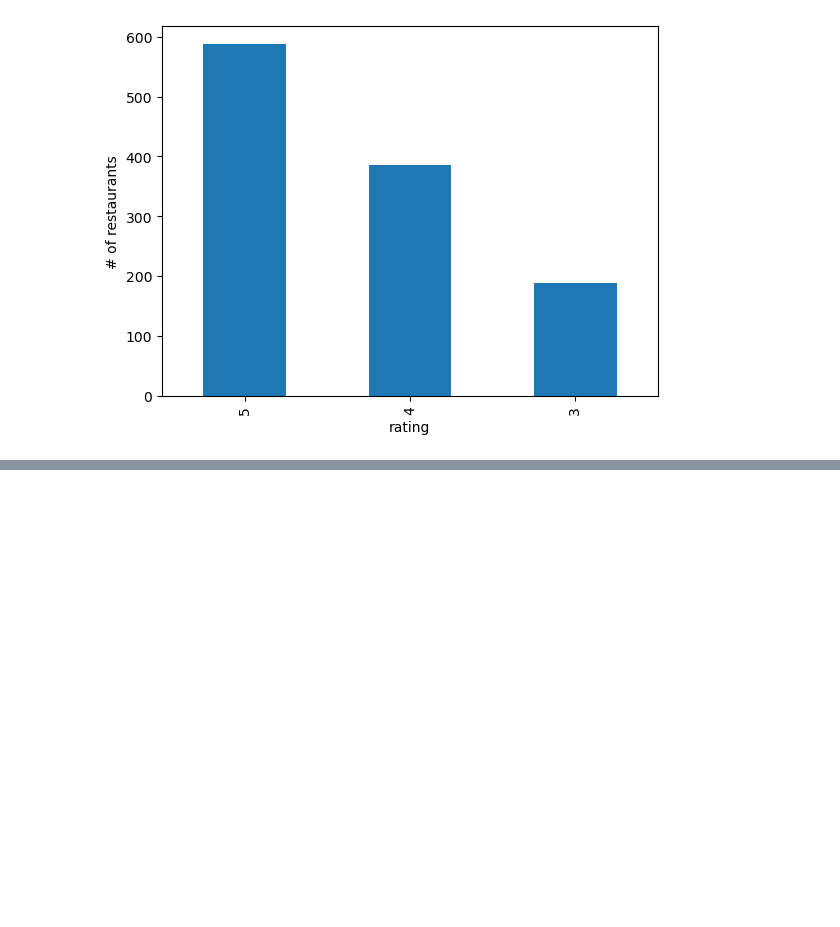
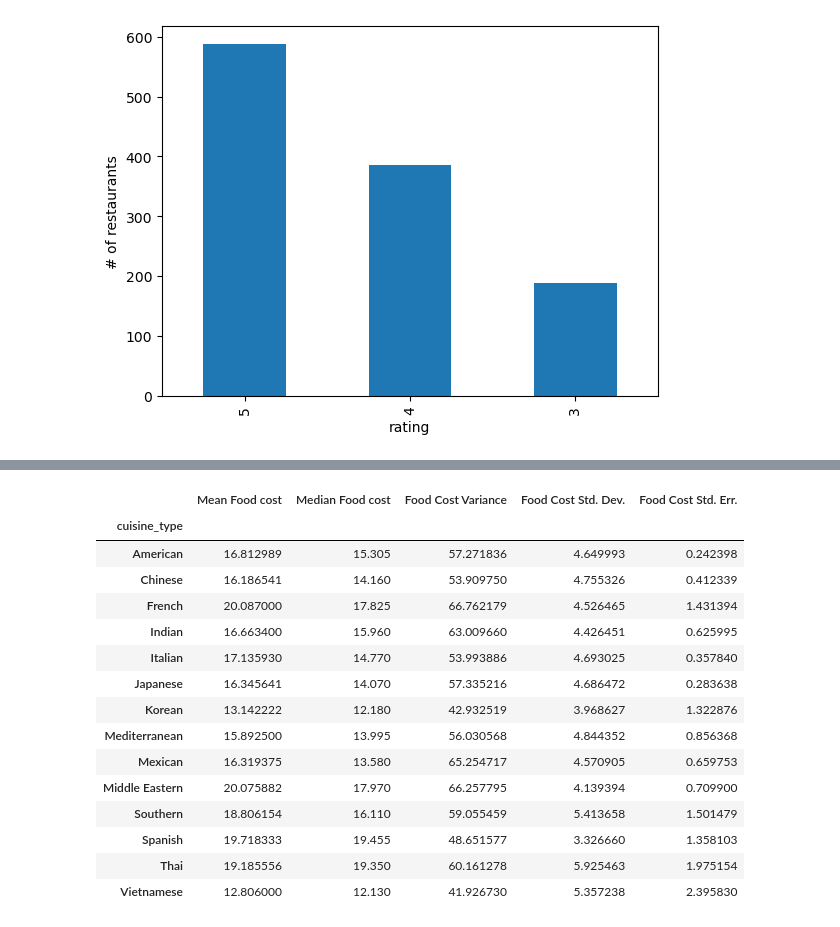
Before and after one commit to WanessaEdmond/GroupProjectFoodies, a Jupyter notebook: ny_foodies.ipynb, the cells around one changed output, grey strips where cells are left out. Saved outputs shown, nothing was run; the diff lists cells and outputs as text; code cells hidden in the pictures; blank space fills up the shorter version.

```diff
--- a/ny_foodies.ipynb
+++ b/ny_foodies.ipynb
@@ -298,0 +353,38 @@ five_star_rating3
+# %%
+# Generate a summary statistics table of mean, median, variance, standard deviation, and SEM of the food cost for each cuisine type
+
+# Use groupby and summary statistical methods to calculate the following properties of each cuisine type:
+# mean, median, variance, standard deviation, and SEM of the food cost.
+# Assemble the resulting series into a single summary DataFrame.
+meanfoodcost = Clean_data.groupby(['cuisine_type'])['cost_of_the_order'].mean()
+medianfoodcost = Clean_data.groupby(['cuisine_type'])['cost_of_the_order'].median()
+variancefoodcost = Clean_data.groupby(['cuisine_type'])['cost_of_the_order'].var()
+standard_deviation_foodcost = Clean_data.groupby(['cuisine_type'])['cost_of_the_order'].std()
+mean_error_foodcost = Clean_data.groupby(['cuisine_type'])['cost_of_the_order'].sem()
+summary_stats6 = pd.DataFrame(
+    {
+        "Mean Food cost": meanfoodcost,
+        "Median Food cost": medianfoodcost,
+        " Food Cost Variance": variancefoodcost,
+        " Food Cost Std. Dev.": standard_deviation_foodprep,
+        " Food Cost Std. Err.": mean_error_foodprep
+    }
+)
+summary_stats6
+# %% [output]
+|  | Mean Food cost | Median Food cost | Food Cost Variance | Food Cost Std. Dev. | Food Cost Std. Err. |
+| cuisine_type |  |  |  |  |  |
+| American | 16.812989 | 15.305 | 57.271836 | 4.649993 | 0.242398 |
+| Chinese | 16.186541 | 14.160 | 53.909750 | 4.755326 | 0.412339 |
+| French | 20.087000 | 17.825 | 66.762179 | 4.526465 | 1.431394 |
+| Indian | 16.663400 | 15.960 | 63.009660 | 4.426451 | 0.625995 |
+| Italian | 17.135930 | 14.770 | 53.993886 | 4.693025 | 0.357840 |
+| Japanese | 16.345641 | 14.070 | 57.335216 | 4.686472 | 0.283638 |
+| Korean | 13.142222 | 12.180 | 42.932519 | 3.968627 | 1.322876 |
+| Mediterranean | 15.892500 | 13.995 | 56.030568 | 4.844352 | 0.856368 |
+| Mexican | 16.319375 | 13.580 | 65.254717 | 4.570905 | 0.659753 |
+| Middle Eastern | 20.075882 | 17.970 | 66.257795 | 4.139394 | 0.709900 |
+| Southern | 18.806154 | 16.110 | 59.055459 | 5.413658 | 1.501479 |
+| Spanish | 19.718333 | 19.455 | 48.651577 | 3.326660 | 1.358103 |
+| Thai | 19.185556 | 19.350 | 60.161278 | 5.925463 | 1.975154 |
+| Vietnamese | 12.806000 | 12.130 | 41.926730 | 5.357238 | 2.395830 |
```
Also changed, not shown: parts of 9 cells of this notebook.
